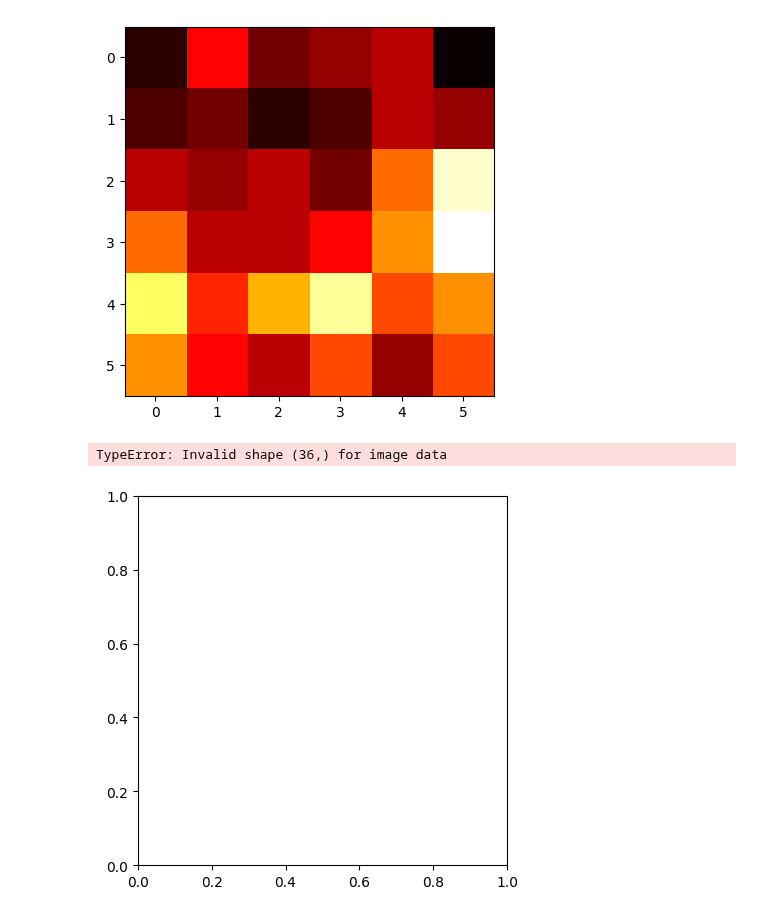
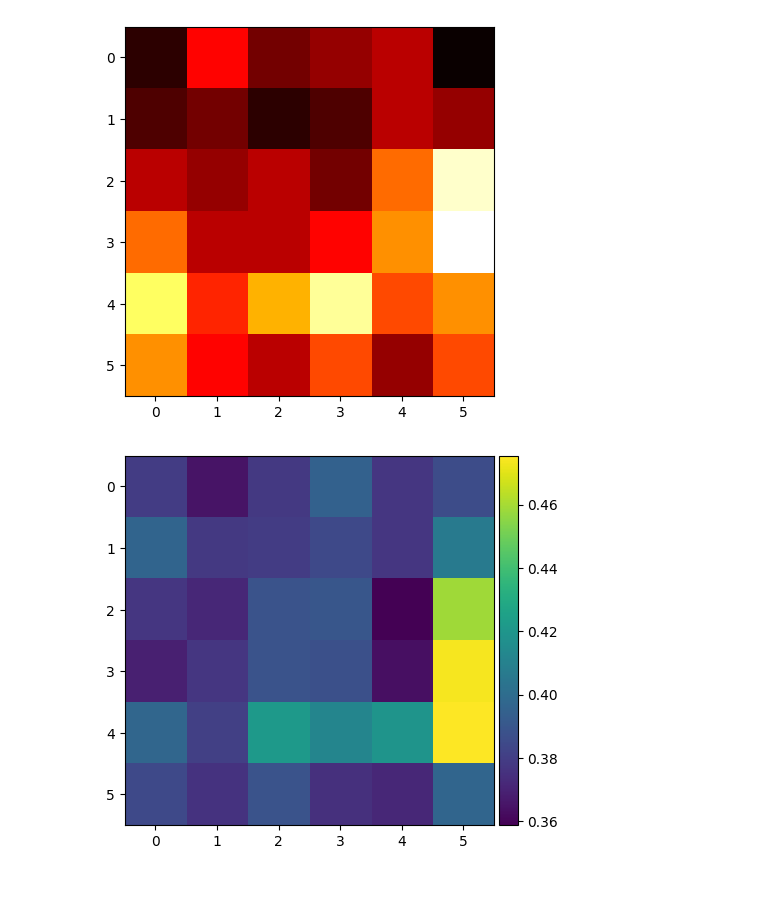
Before and after one commit to AguilarAngel9/Plant-Growth-Cycle-based-on-geospatial-data, a Jupyter notebook: ImageProcessing/centerPixels.ipynb, the cells around one changed output. Drawn from its saved outputs; the diff is of its cells as text; code cells hidden in the pictures; blank space fills up the shorter version.

```diff
--- a/ImageProcessing/centerPixels.ipynb
+++ b/ImageProcessing/centerPixels.ipynb
@@ -119,11 +119,11 @@ def get_center_pixels(image_data, diag_length=(3,3)):
 
 def calculate_ndvi(image_data):
 
-    b4 = image_data["B4"]
-    b8 = image_data["B8"]
+    b4 = np.array(image_data["B4"]).reshape(6,6,1)
+    b8 = np.array(image_data["B8"]).reshape(6,6,1)
 
-    visr = b4.read(1).astype("float64")
-    nir = b8.read(1).astype("float64")
+    visr = b4.astype("float64")
+    nir = b8.astype("float64")
 
     ndvi_matrix=np.where((nir+visr)==0., 0, (nir-visr)/(nir+visr))
 
@@ -135,15 +135,17 @@ def calculate_ndvi(image_data):
     fig.colorbar(im, cax=cax, orientation='vertical')
     plt.show()
 
+    return ndvi_matrix
+
 def calculate_savi(image_data):
 
-    b4 = image_data["B4"]
-    b8 = image_data["B8"]
+    b4 = np.array(image_data["B4"]).reshape(6,6,1)
+    b8 = np.array(image_data["B8"]).reshape(6,6,1)
 
     l=0
 
-    visr = b4.read(1).astype("float64")
-    nir = b8.read(1).astype("float64")
+    visr = b4.astype("float64")
+    nir = b8.astype("float64")
 
     savi_matrix=np.where((visr+nir + l)==0., 0, ((nir-visr)/(visr+nir + l) ) * (1+l))
 
@@ -161,11 +163,11 @@ def calculate_savi(image_data):
 
 def calculate_gci(image_data):
 
-    b3 = image_data["B3"]
-    b8 = image_data["B8"]
+    b3 = np.array(image_data["B3"]).reshape(6,6,1)
+    b8 = np.array(image_data["B8"]).reshape(6,6,1)
 
-    visg = b3.read(1).astype('float64')
-    nir = b8.read(1).astype('float64')
+    visg = b3.astype('float64')
+    nir = b8.astype('float64')
 
     gci_matrix=np.where((visg)==0., 0, (nir)/(visg) - 1)
 
@@ -175,6 +177,8 @@ def calculate_gci(image_data):
     im = ax.imshow(gci_matrix, cmap='RdYlGn')
     fig.colorbar(im, cax=cax, orientation='vertical')
     plt.show()
+
+    return gci_matrix
 # %%
 IMGS_PATH = '/home/mauricio/code/Plant-Growth-Cycle-based-on-geospatial-data/Manitoba1-1/'
 band_labels = ["B4", "B3", "B2", "B8"]
@@ -237,8 +241,7 @@ plt.imshow(np.array(test_region_bands["B8"]).reshape(6,6,1), cmap="hot")
 # %% [output]
 <matplotlib.image.AxesImage at 0x...>
 [figure]
-# %%
-plt.imshow(test_region_bands["B2"])
-# %% [output]
-TypeError: Invalid shape (36,) for image data
-[figure, removed]
+# %%
+ndvi = calculate_ndvi(test_region_bands)
+# %% [output]
+[figure, added]
```
Also changed, not shown: parts of 3 cells of this notebook.
